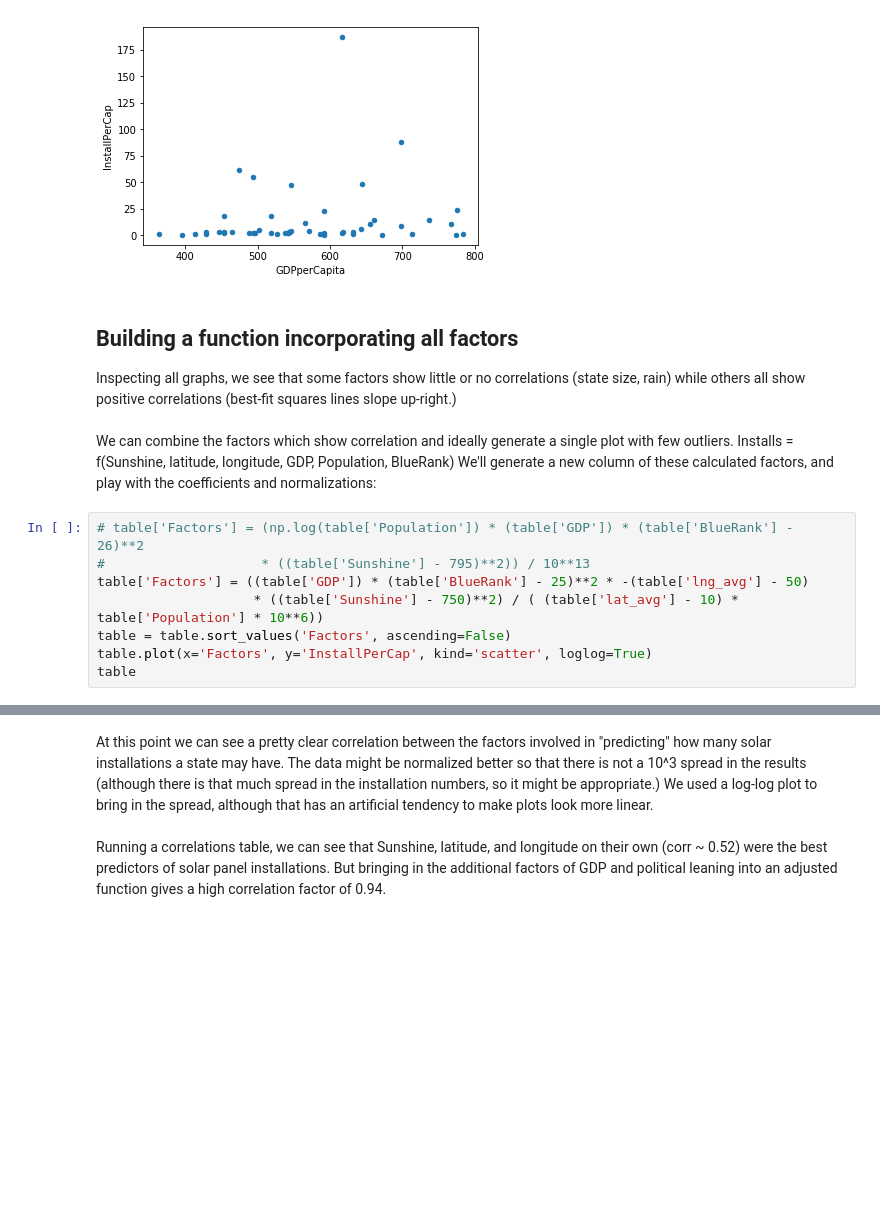
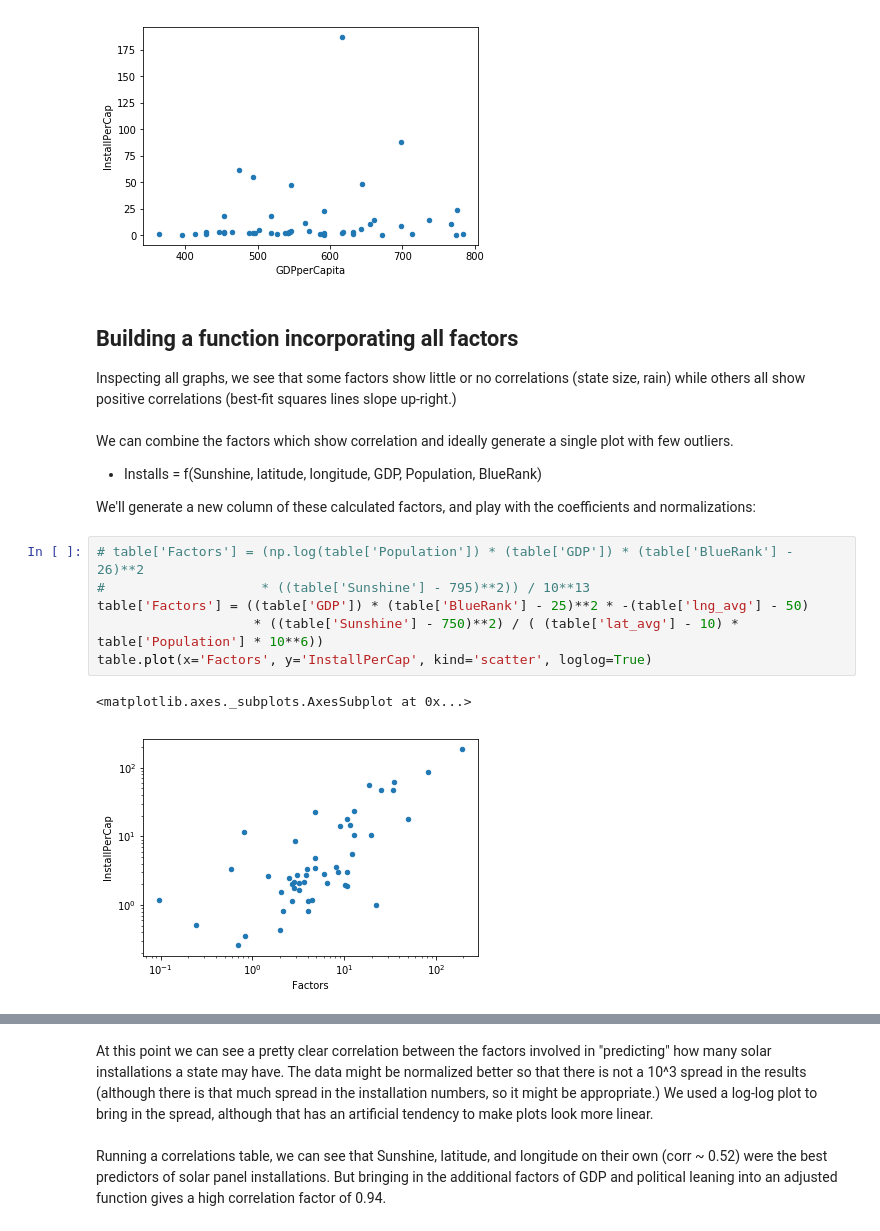
Before and after one commit to rdlareau/Thinkful, a Jupyter notebook: CapstoneSolar-2.ipynb, the cells around one changed output, grey strips where cells are left out. Drawn from its saved outputs; the diff is of its cells as text; blank space fills up the shorter version.

```diff
--- a/CapstoneSolar-2.ipynb
+++ b/CapstoneSolar-2.ipynb
@@ -213,13 +220,15 @@ while others all show positive correlations (best-fit squares lines slope up-rig
 <br>
 <br>
 We can combine the factors which show correlation and ideally generate a single plot with few outliers.
-Installs = f(Sunshine, latitude, longitude, GDP, Population, BlueRank)
+* Installs = f(Sunshine, latitude, longitude, GDP, Population, BlueRank)
+
 We'll generate a new column of these calculated factors, and play with the coefficients and normalizations:
 # %%
 # table['Factors'] = (np.log(table['Population']) * (table['GDP']) * (table['BlueRank'] - 26)**2
 #                    * ((table['Sunshine'] - 795)**2)) / 10**13
 table['Factors'] = ((table['GDP']) * (table['BlueRank'] - 25)**2 * -(table['lng_avg'] - 50)
                     * ((table['Sunshine'] - 750)**2) / ( (table['lat_avg'] - 10) * table['Population'] * 10**6))
-table = table.sort_values('Factors', ascending=False)
 table.plot(x='Factors', y='InstallPerCap', kind='scatter', loglog=True)
-table
+# %% [output]
+<matplotlib.axes._subplots.AxesSubplot at 0x...>
+[figure, added]
```
Also changed, not shown: parts of 14 cells of this notebook.
